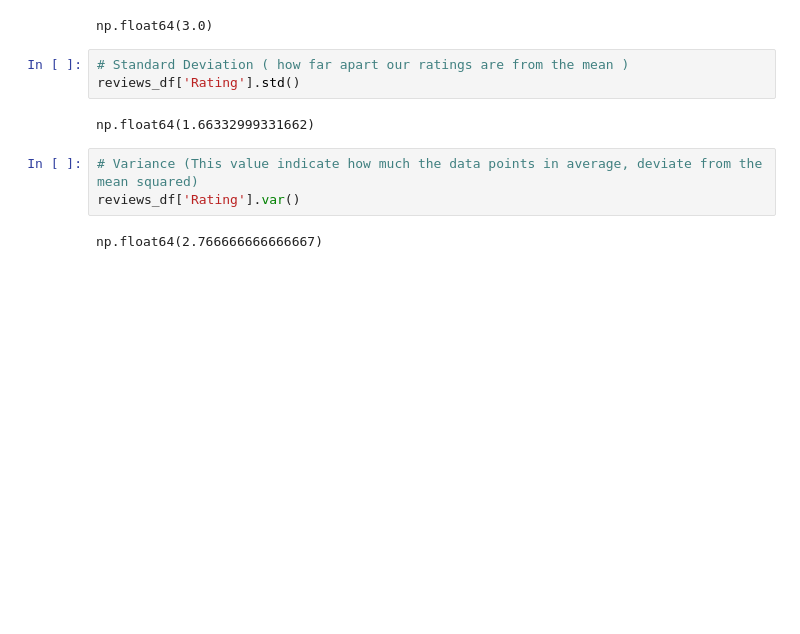
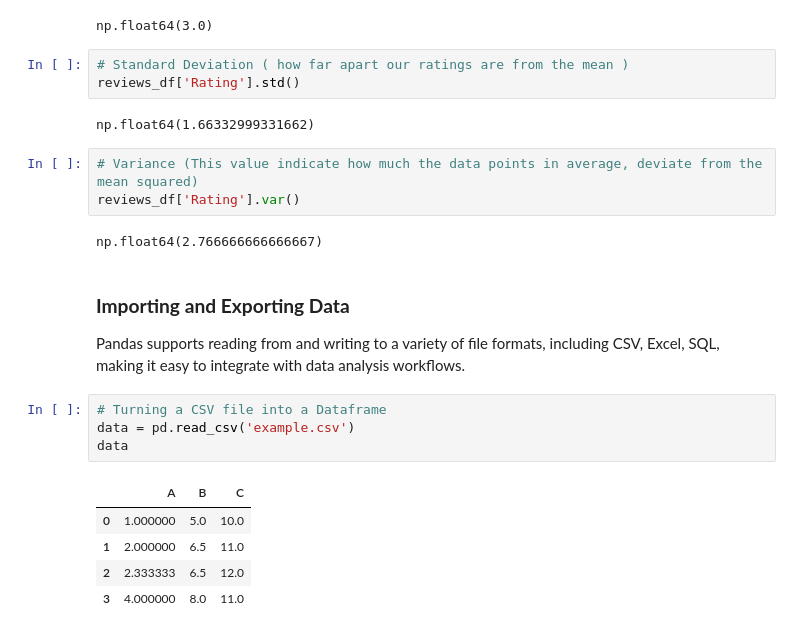
Before and after one commit to Lettush/DPT01, a Jupyter notebook: [5] Pandas/pandas_basics.ipynb, the cells around one changed output. Saved outputs shown, nothing was run; the diff lists cells and outputs as text; blank space fills up the shorter version.

Commit message:
updated pandas basics

```diff
--- a/[5] Pandas/pandas_basics.ipynb
+++ b/[5] Pandas/pandas_basics.ipynb
@@ -508,3 +508,17 @@ np.float64(1.66332999331662)
 reviews_df['Rating'].var()
 # %% [output]
 np.float64(2.766666666666667)
+# %% [markdown]
+### **Importing and Exporting Data**
+
+Pandas supports reading from and writing to a variety of file formats, including CSV, Excel, SQL, making it easy to integrate with data analysis workflows.
+# %%
+# Turning a CSV file into a Dataframe
+data = pd.read_csv('example.csv')
+data
+# %% [output]
+|  | A | B | C |
+| 0 | 1.000000 | 5.0 | 10.0 |
+| 1 | 2.000000 | 6.5 | 11.0 |
+| 2 | 2.333333 | 6.5 | 12.0 |
+| 3 | 4.000000 | 8.0 | 11.0 |
```
Also changed, not shown: parts of 15 cells of this notebook.
